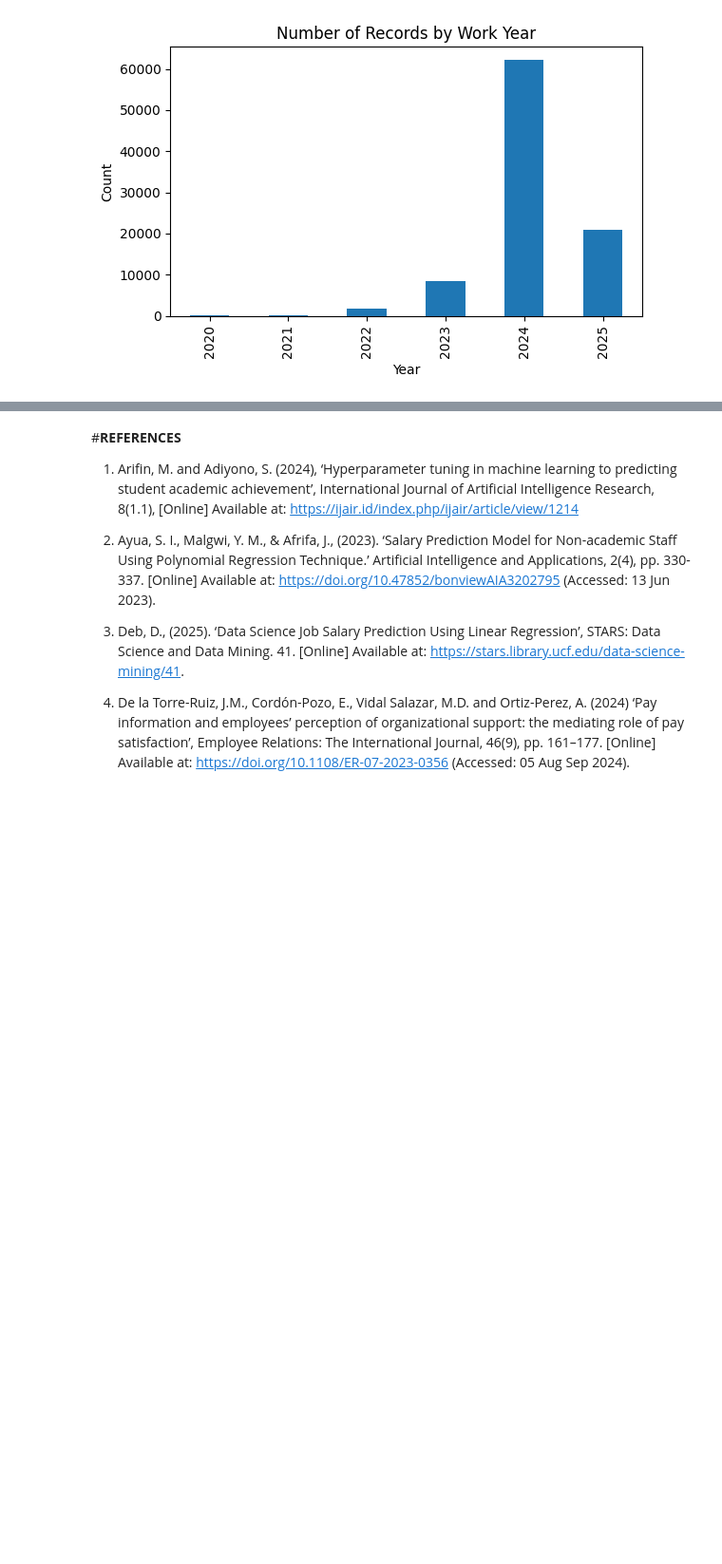
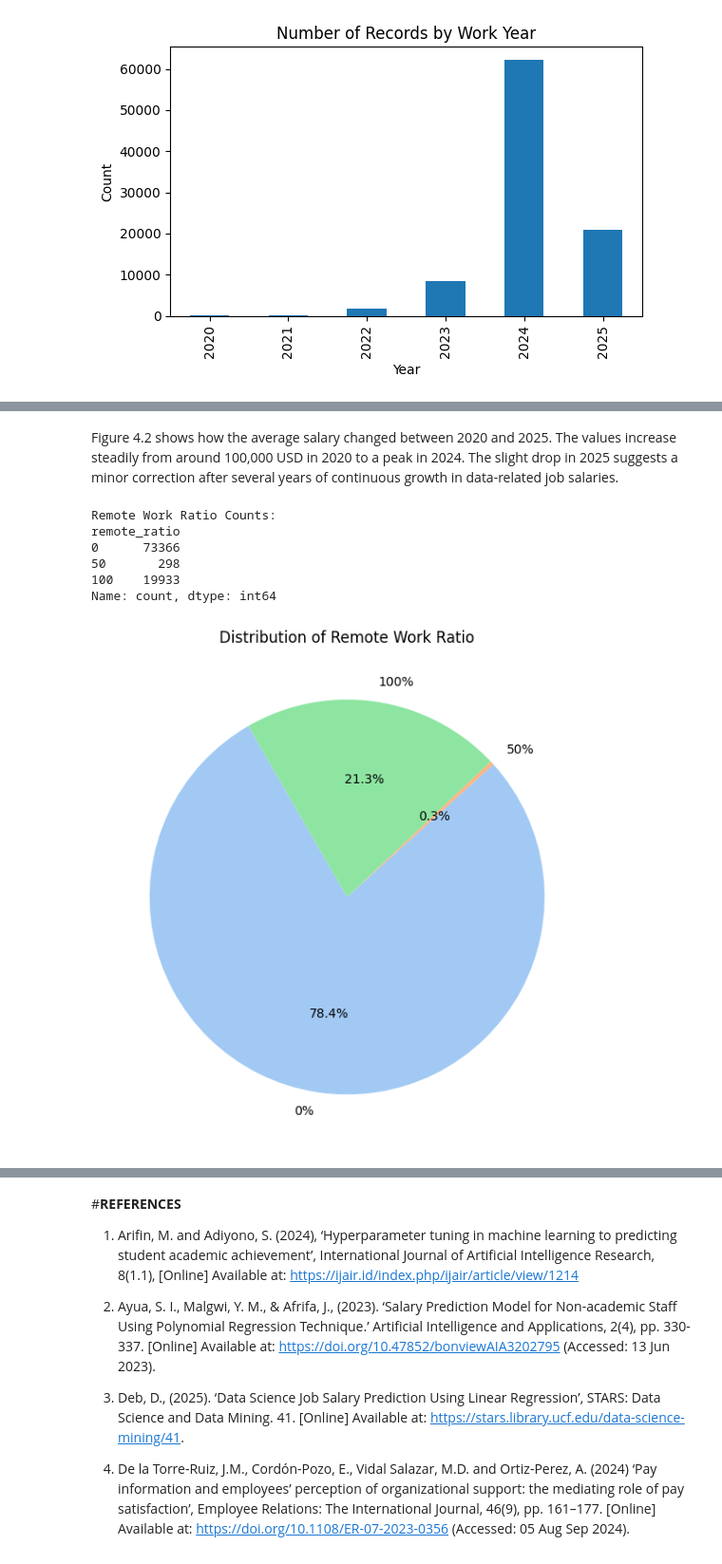
Before and after one commit to behrad-mohammadi/salary-prediction-data-jobs, a Jupyter notebook: Notebook/salary_analysis_main.ipynb, the cells around one changed output, grey strips where cells are left out. Shown: that part at 95% size. Saved outputs shown, nothing was run; the diff lists cells and outputs as text; code cells hidden in the pictures; blank space fills up the shorter version.

```diff
--- a/Notebook/salary_analysis_main.ipynb
+++ b/Notebook/salary_analysis_main.ipynb
@@ -513,0 +541,41 @@ Name: count, dtype: int64
+# %% [markdown]
+Figure 4.2 shows how the average salary changed between 2020 and 2025. The values increase steadily from around 100,000 USD in 2020 to a peak in 2024. The slight drop in 2025 suggests a minor correction after several years of continuous growth in data-related job salaries.
+# %%
+# ---- Distribution of Remote Ratio ----
+# --------------------------------------
+
+# 1. Calculate counts
+remote_counts = df['remote_ratio'].value_counts().sort_index()
+
+# 2. Print the numeric results
+print("Remote Work Ratio Counts:")
+print(remote_counts)
+
+# 3. Create the Pie Chart
+plt.figure(figsize=(6,6))
+colors = sns.color_palette("pastel")
+
+plt.pie(
+    remote_counts.values,
+    labels=[str(i) + "%" for i in remote_counts.index],
+    autopct="%1.1f%%",
+    startangle=120,
+    colors=colors
+)
+
+plt.title("Distribution of Remote Work Ratio")
+plt.tight_layout()
+
+# 4. Save the figure
+plt.savefig(fig_path + "Figure_4_3_remote_ratio_pie.png", dpi=300)
+
+# 5. Show the chart
+plt.show()
+# %% [output]
+Remote Work Ratio Counts:
+remote_ratio
+0      73366
+50       298
+100    19933
+Name: count, dtype: int64
+[figure, added]
```
Also changed, not shown: parts of 30 cells of this notebook.
